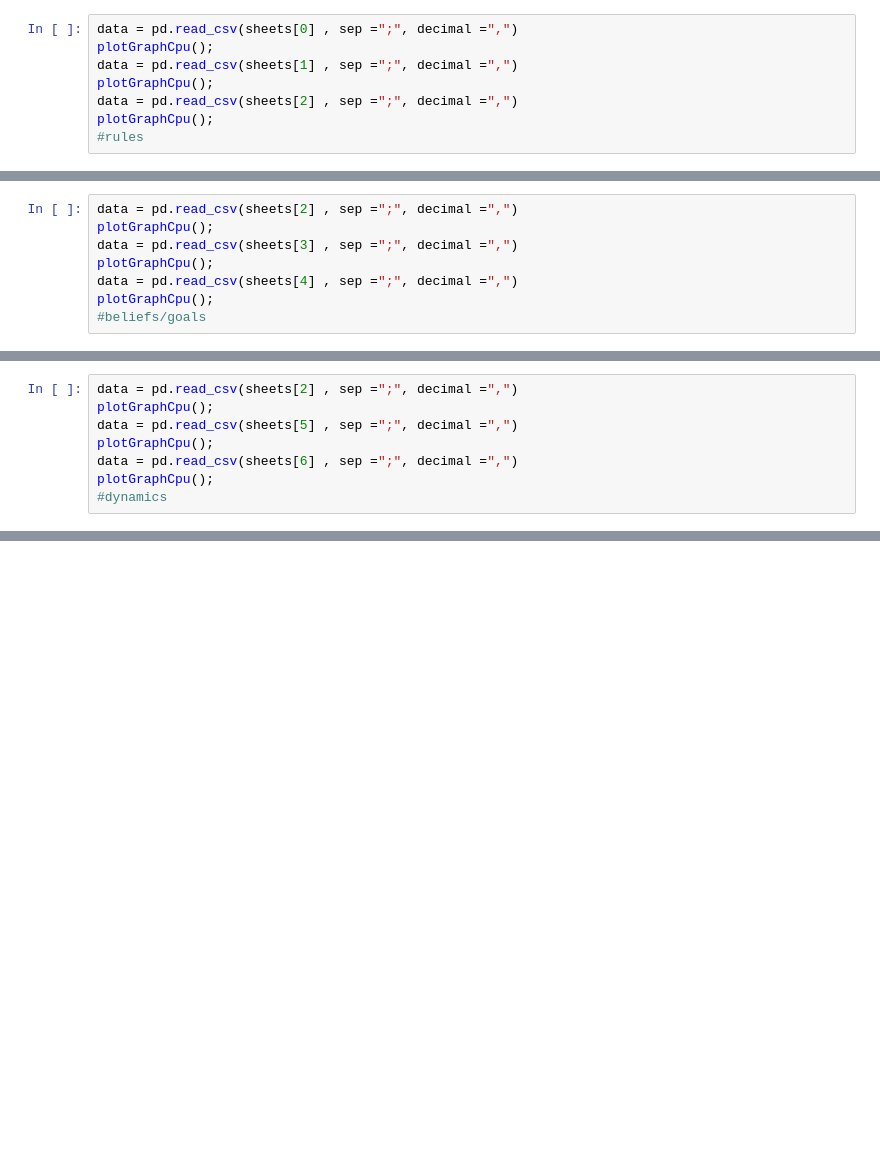
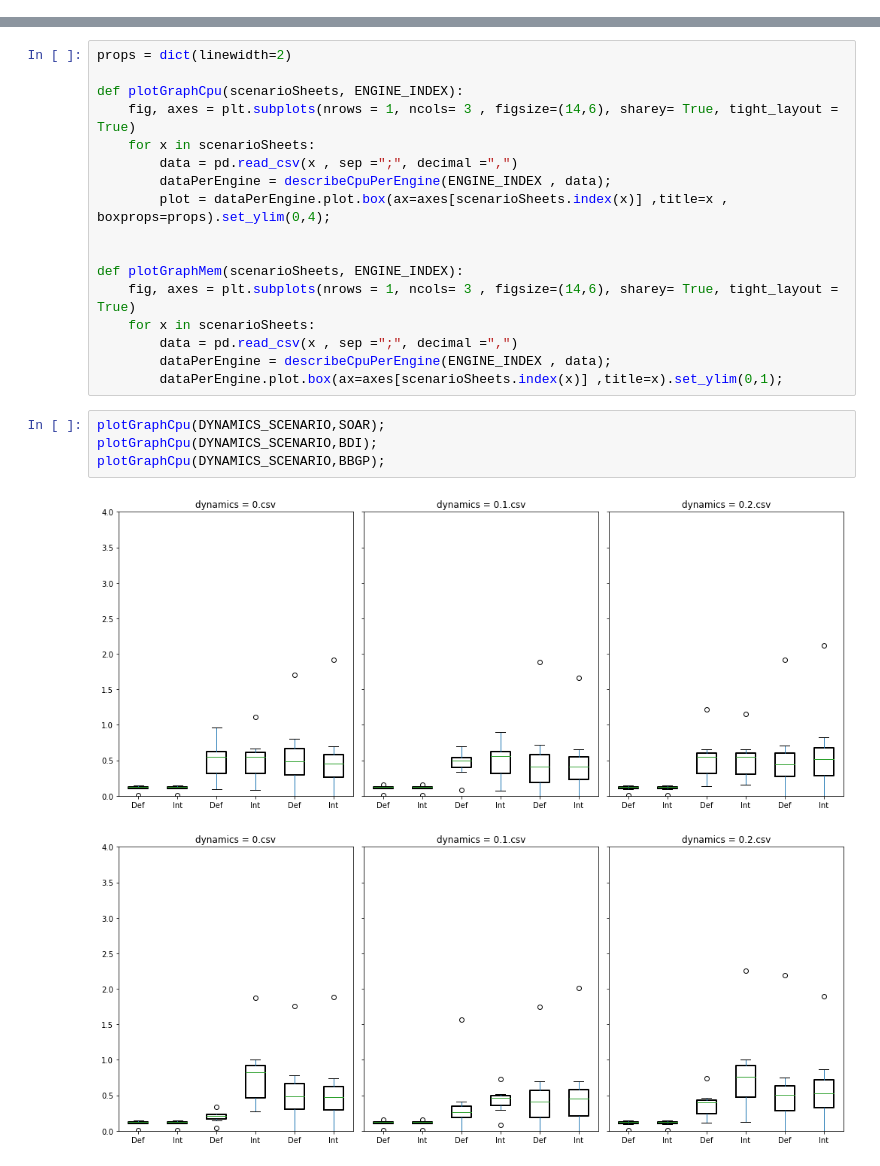
Before and after one commit to felipeluizbill/data-oriented-belief-revision, a Jupyter notebook: notebook.ipynb, the cells around one changed output, grey strips where cells are left out. Cells and saved outputs as stored; diff of their text form; blank space fills up the shorter version.

```diff
--- a/notebook.ipynb
+++ b/notebook.ipynb
@@ -109,8 +80,0 @@ def plotGraphCpu():
-# %%
-data = pd.read_csv(sheets[0] , sep =";", decimal =",")
-plotGraphCpu();
-data = pd.read_csv(sheets[1] , sep =";", decimal =",")
-plotGraphCpu();
-data = pd.read_csv(sheets[2] , sep =";", decimal =",")
-plotGraphCpu();
-#rules
@@ -121,8 +80,0 @@ plotGraphCpu();
-# %%
-data = pd.read_csv(sheets[2] , sep =";", decimal =",")
-plotGraphCpu();
-data = pd.read_csv(sheets[3] , sep =";", decimal =",")
-plotGraphCpu();
-data = pd.read_csv(sheets[4] , sep =";", decimal =",")
-plotGraphCpu();
-#beliefs/goals
@@ -133,8 +80,0 @@ plotGraphCpu();
-# %%
-data = pd.read_csv(sheets[2] , sep =";", decimal =",")
-plotGraphCpu();
-data = pd.read_csv(sheets[5] , sep =";", decimal =",")
-plotGraphCpu();
-data = pd.read_csv(sheets[6] , sep =";", decimal =",")
-plotGraphCpu();
-#dynamics
@@ -144,0 +81,24 @@ plotGraphCpu();
+# %%
+props = dict(linewidth=2)
+
+def plotGraphCpu(scenarioSheets, ENGINE_INDEX):
+    fig, axes = plt.subplots(nrows = 1, ncols= 3 , figsize=(14,6), sharey= True, tight_layout = True)
+    for x in scenarioSheets:
+        data = pd.read_csv(x , sep =";", decimal =",")
+        dataPerEngine = describeCpuPerEngine(ENGINE_INDEX , data);
+        plot = dataPerEngine.plot.box(ax=axes[scenarioSheets.index(x)] ,title=x , boxprops=props).set_ylim(0,4);
+
+
+def plotGraphMem(scenarioSheets, ENGINE_INDEX):
+    fig, axes = plt.subplots(nrows = 1, ncols= 3 , figsize=(14,6), sharey= True, tight_layout = True)
+    for x in scenarioSheets:
+        data = pd.read_csv(x , sep =";", decimal =",")
+        dataPerEngine = describeCpuPerEngine(ENGINE_INDEX , data);
+        dataPerEngine.plot.box(ax=axes[scenarioSheets.index(x)] ,title=x).set_ylim(0,1);
+# %%
+plotGraphCpu(DYNAMICS_SCENARIO,SOAR);
+plotGraphCpu(DYNAMICS_SCENARIO,BDI);
+plotGraphCpu(DYNAMICS_SCENARIO,BBGP);
+# %% [output]
+[figure, added]
+[figure, added]
```
Also changed, not shown: parts of 19 cells of this notebook, 13 other files.
